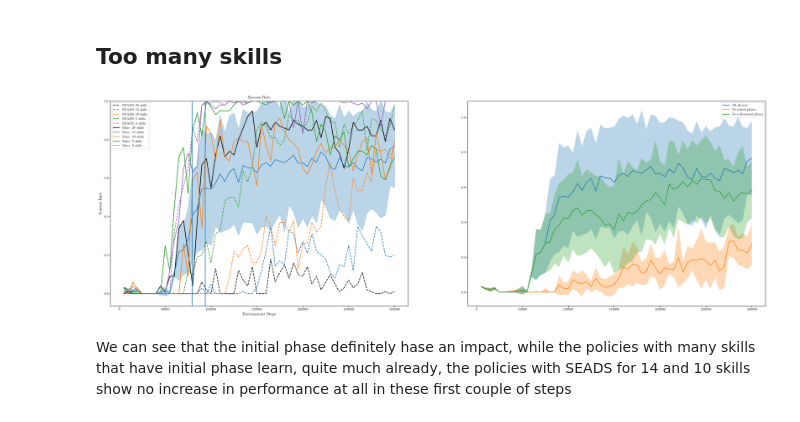
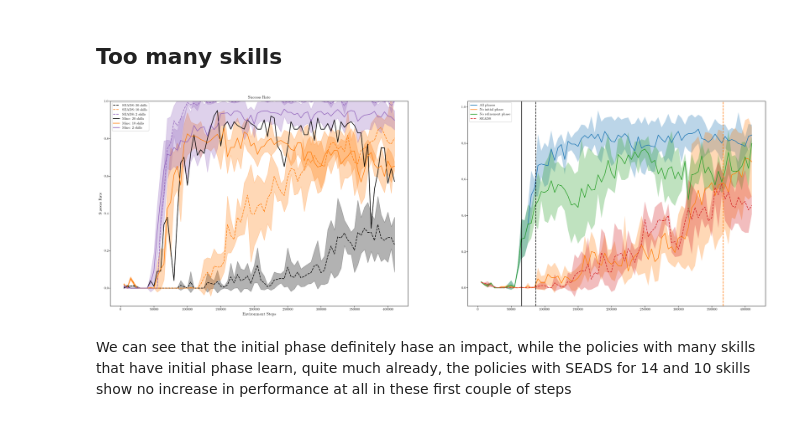
Before and after one commit to rosa-wolf/Multi-Phase-Skill-Learning-SlidingPuzzle, a Jupyter notebook: eval_data.ipynb, the cells around one changed output. Drawn from its saved outputs; the diff is of its cells as text; code cells hidden in the pictures.

```diff
--- a/eval_data.ipynb
+++ b/eval_data.ipynb
@@ -131,18 +179,6 @@ mine_2skills = ["/home/rosa/Documents/Uni/Masterarbeit/checkpoints_many-skills/m
-# %%
-mine_15skills_noinit = ["/home/rosa/Documents/Uni/Masterarbeit/checkpoints_many-skills/mine/no-init/parallel2x2-15skills-noinit_num_skills15_sparseTrue_relabelingFalse_priorbufferFalse_seed105399/evaluations.npz",
-                        "/home/rosa/Documents/Uni/Masterarbeit/checkpoints_many-skills/mine/no-init/parallel2x2-15skills-noinit_num_skills15_sparseTrue_relabelingFalse_priorbufferFalse_seed123456/evaluations.npz",
-                        "/home/rosa/Documents/Uni/Masterarbeit/checkpoints_many-skills/mine/no-init/parallel2x2-15skills-noinit_num_skills15_sparseTrue_relabelingFalse_priorbufferFalse_seed195738/evaluations.npz",
-                        "/home/rosa/Documents/Uni/Masterarbeit/checkpoints_many-skills/mine/no-init/parallel2x2-15skills-noinit_num_skills15_sparseTrue_relabelingFalse_priorbufferFalse_seed578907/evaluations.npz",
-                        "/home/rosa/Documents/Uni/Masterarbeit/checkpoints_many-skills/mine/no-init/parallel2x2-15skills-noinit_num_skills15_sparseTrue_relabelingFalse_priorbufferFalse_seed937584/evaluations.npz"]
-
-mine_15skills_norefinement = ["/home/rosa/Documents/Uni/Masterarbeit/checkpoints_many-skills/mine/no-refinement/parallel2x2-15skills-norefinement_num_skills15_sparseTrue_relabelingFalse_priorbufferFalse_seed105399/evaluations.npz",
-                              "/home/rosa/Documents/Uni/Masterarbeit/checkpoints_many-skills/mine/no-refinement/parallel2x2-15skills-norefinement_num_skills15_sparseTrue_relabelingFalse_priorbufferFalse_seed123456/evaluations.npz",
-                              "/home/rosa/Documents/Uni/Masterarbeit/checkpoints_many-skills/mine/no-refinement/parallel2x2-15skills-norefinement_num_skills15_sparseTrue_relabelingFalse_priorbufferFalse_seed195738/evaluations.npz",
-                              "/home/rosa/Documents/Uni/Masterarbeit/checkpoints_many-skills/mine/no-refinement/parallel2x2-15skills-norefinement_num_skills15_sparseTrue_relabelingFalse_priorbufferFalse_seed578907/evaluations.npz",
-                              "/home/rosa/Documents/Uni/Masterarbeit/checkpoints_many-skills/mine/no-refinement/parallel2x2-15skills-norefinement_num_skills15_sparseTrue_relabelingFalse_priorbufferFalse_seed937584/evaluations.npz"]
 # %%
 x = np.load(mine_2skills[0], mmap_mode='r')["timesteps"]
-idx = np.where(x <= 300000)
+idx = np.where(x <= 410000)
 x = x[idx]
 
 # refinement phase start at p=0.5
@@ -156,8 +192,8 @@ mean_succ_15, std_succ_15 = get_parallel_succ(mine_15skills, x, idx)
 mean_succ_15_norefine, std_succ_15_norefine = get_parallel_succ(mine_15skills_norefinement, x, idx)
 mean_succ_15_noinit, std_succ_15_noinit = get_parallel_succ(mine_15skills_noinit, x, idx)
 
-mean_succ_seads_14, std_succ_seads_14 = get_parallel_succ(seads_14skills, x, idx)
-mean_succ_14, std_succ_14 = get_parallel_succ(mine_14skills, x, idx)
+#mean_succ_seads_14, std_succ_seads_14 = get_parallel_succ(seads_14skills, x, idx)
+#mean_succ_14, std_succ_14 = get_parallel_succ(mine_14skills, x, idx)
 
 mean_succ_seads_10, std_succ_seads_10 = get_parallel_succ(seads_10skills, x, idx)
 mean_succ_10, std_succ_10 = get_parallel_succ(mine_10skills, x, idx)
@@ -173,35 +209,35 @@ fig, ax = plt.subplots(1, 2, figsize=(5*TEXTWIDTH +0.15, 5*(TEXTWIDTH + 0.15) *
 # 2x2 puzzle
 # 2 skills
 ax[0].plot(x, mean_succ_seads_20, 'black', ls='--', label="SEADS: 20 skills")
-ax[0].fill_between(x, mean_succ_seads_20 + std_succ_seads_20, mean_succ_seads_20 - std_succ_seads_20, alpha=0.3)
+ax[0].fill_between(x, mean_succ_seads_20 + std_succ_seads_20, mean_succ_seads_20 - std_succ_seads_20, alpha=0.3, color='black')
 
-ax[0].plot(x, mean_succ_seads_15, 'tab:blue', ls='--', label="SEADS: 15 skills")
-ax[0].fill_between(x, mean_succ_seads_15 + std_succ_seads_15, mean_succ_seads_15 - std_succ_seads_15, alpha=0.3)
+#ax[0].plot(x, mean_succ_seads_15, 'tab:blue', ls='--', label="SEADS: 15 skills")
+#ax[0].fill_between(x, mean_succ_seads_15 + std_succ_seads_15, mean_succ_seads_15 - std_succ_seads_15, alpha=0.3)
 
 #ax[0].plot(x, mean_succ_seads_14, 'tab:blue', ls='--', label="SEADS: 14 skills")
 #ax[0].fill_between(x, mean_succ_seads_14 + std_succ_seads_14, mean_succ_seads_14 - std_succ_seads_14, alpha=0.3)
 
 ax[0].plot(x, mean_succ_seads_10, 'tab:orange', ls='--', label="SEADS: 10 skills")
-ax[0].fill_between(x, mean_succ_seads_10 + std_succ_seads_10, mean_succ_seads_10 - std_succ_seads_10, alpha=0.3)
+ax[0].fill_between(x, mean_succ_seads_10 + std_succ_seads_10, mean_succ_seads_10 - std_succ_seads_10, alpha=0.3, color='tab:orange')
 
-ax[0].plot(x, mean_succ_seads_5, 'tab:green', ls='--', label="SEADS: 5 skills")
-ax[0].fill_between(x, mean_succ_seads_5 + std_succ_seads_5, mean_succ_seads_5 - std_succ_seads_5, alpha=0.3)
+#ax[0].plot(x, mean_succ_seads_5, 'tab:green', ls='--', label="SEADS: 5 skills")
+#ax[0].fill_between(x, mean_succ_seads_5 + std_succ_seads_5, mean_succ_seads_5 - std_succ_seads_5, alpha=0.3)
 
 ax[0].plot(x, mean_succ_seads_2, 'tab:purple', ls='--', label="SEADS: 2 skills")
-ax[0].fill_between(x, mean_succ_seads_2 + std_succ_seads_2, mean_succ_seads_2 - std_succ_seads_2, alpha=0.3)
+ax[0].fill_between(x, mean_succ_seads_2 + std_succ_seads_2, mean_succ_seads_2 - std_succ_seads_2, alpha=0.3, color='tab:purple')
 
 
 ax[0].plot(x, mean_succ_20, 'black', label="Mine: 20 skills")
 ax[0].fill_between(x, mean_succ_20 + std_succ_20, mean_succ_20 - std_succ_20, color='black', alpha=0.3)
 
-ax[0].plot(x, mean_succ_15, 'tab:blue', label="Mine: 15 skills")
-ax[0].fill_between(x, mean_succ_15 + std_succ_15, mean_succ_15 - std_succ_15, color='tab:blue', alpha=0.3)
+#ax[0].plot(x, mean_succ_15, 'tab:blue', label="Mine: 15 skills")
+#ax[0].fill_between(x, mean_succ_15 + std_succ_15, mean_succ_15 - std_succ_15, color='tab:blue', alpha=0.3)
 
 ax[0].plot(x, mean_succ_10, 'tab:orange', label="Mine: 10 skills")
 ax[0].fill_between(x, mean_succ_10 + std_succ_10, mean_succ_10 - std_succ_10, color='tab:orange', alpha=0.3)
 
-ax[0].plot(x, mean_succ_5, 'tab:green', label="Mine: 5 skills")
-ax[0].fill_between(x, mean_succ_5 + std_succ_5, mean_succ_5 - std_succ_5, color='tab:green', alpha=0.3)
+#ax[0].plot(x, mean_succ_5, 'tab:green', label="Mine: 5 skills")
+#ax[0].fill_between(x, mean_succ_5 + std_succ_5, mean_succ_5 - std_succ_5, color='tab:green', alpha=0.3)
 
 ax[0].plot(x, mean_succ_2, 'tab:purple', label="Mine: 2 skills")
 ax[0].fill_between(x, mean_succ_2 + std_succ_2, mean_succ_2 - std_succ_2, color='tab:purple', alpha=0.3)
@@ -209,36 +245,43 @@ ax[0].fill_between(x, mean_succ_2 + std_succ_2, mean_succ_2 - std_succ_2, color=
 
 
 ax[1].plot(x, mean_succ_15, label="All phases")
 ax[1].fill_between(x, mean_succ_15 + std_succ_15, mean_succ_15 - std_succ_15, alpha=0.3)
 
 ax[1].plot(x, mean_succ_15_noinit, label="No initial phase")
 ax[1].fill_between(x, mean_succ_15_noinit + std_succ_15_noinit, mean_succ_15_noinit - std_succ_15_noinit, alpha=0.3)
 
 ax[1].plot(x, mean_succ_15_norefine, label="No refinement phase")
 ax[1].fill_between(x, mean_succ_15_norefine + std_succ_15_norefine, mean_succ_15_norefine - std_succ_15_norefine, alpha=0.3)
 
+ax[1].plot(x, mean_succ_seads_15, ls='--', label="SEADS")
+ax[1].fill_between(x, mean_succ_seads_15 + std_succ_seads_15, mean_succ_seads_15 - std_succ_seads_15, alpha=0.3)
+
 # plot for 14 skills when changes in rewards scheme happened
-ax[0].axvline(x=79514, c='tab:blue')
-ax[0].axvline(x=93799, c='tab:blue')
+#ax[0].axvline(x=79514, c='tab:blue')
+#ax[0].axvline(x=93799, c='tab:blue')
+
+ax[1].axvline(x=(65795 + 69128 + 59152 + 68020)/4, c='black')
+ax[1].axvline(x=(77528 + 88377 + 74437 + 106495)/4, c='black', ls='--')
+ax[1].axvline(x=(435381 + 418033 + 303082 + 312552)/4, c='tab:orange', ls='--')
 
 ax[0].set_ylim(top=1.)
 ax[0].set_title("Success Rate")
 
 ax[0].legend()
 ax[1].legend()
 
 
 ax[0].set_xlabel('Environment Steps')
 ax[0].set_ylabel('Success Rate')
 handles, labels = ax[0].get_legend_handles_labels()
 
 #fig.legend(handles, labels, ncol=2, bbox_to_anchor=(0.7,1.1))
 plt.savefig("Comparison-numskills.pdf",
             bbox_inches='tight', dpi=plt.gcf().dpi)#,
             #dpi=1000)
 plt.show()
 # %% [output]
-[figure, old version]
+[figure, new version]
 # %% [markdown]
  We can see that the initial phase definitely hase an impact, while the policies with many skills that have initial phase learn, quite much already, the policies with SEADS for 14 and 10 skills show no increase in performance at all in these first couple of steps
 # %% [markdown]
```
Also changed, not shown: parts of 2 cells of this notebook, 7 other files.
